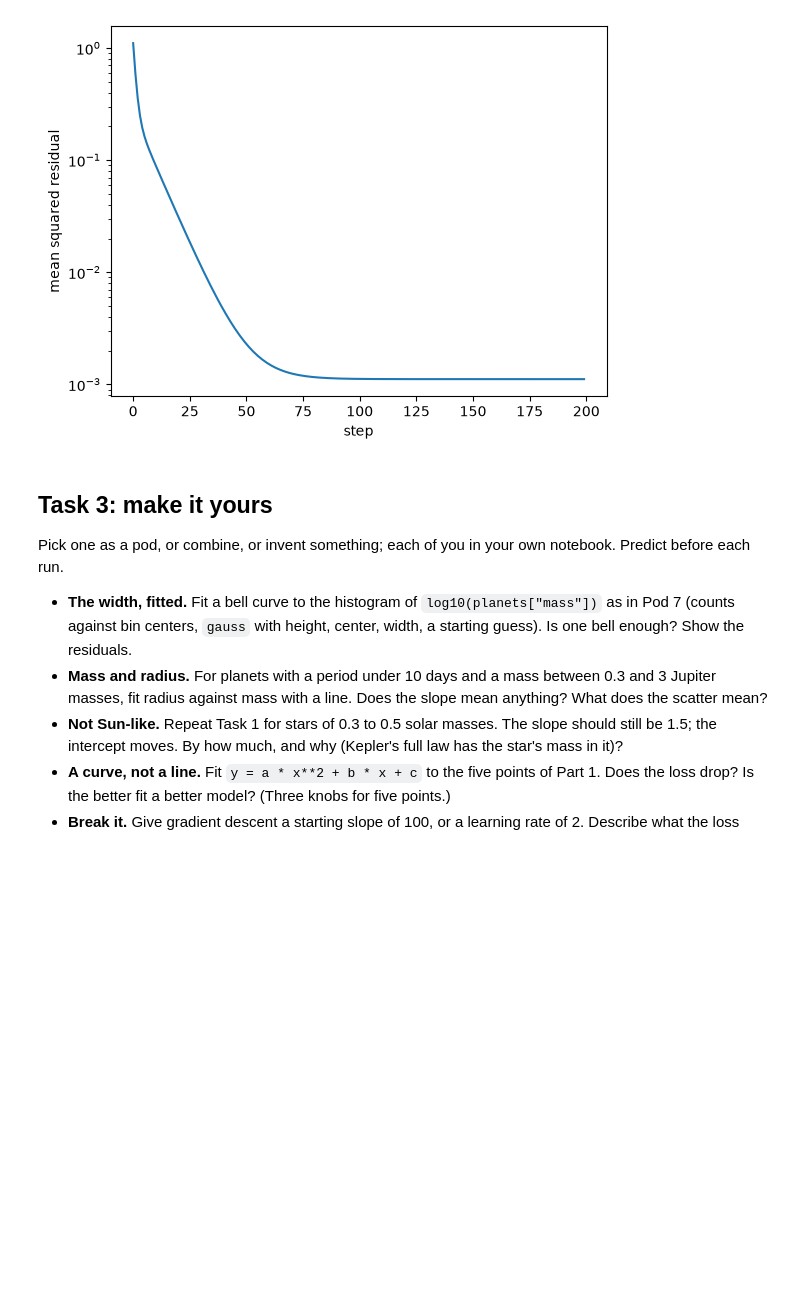
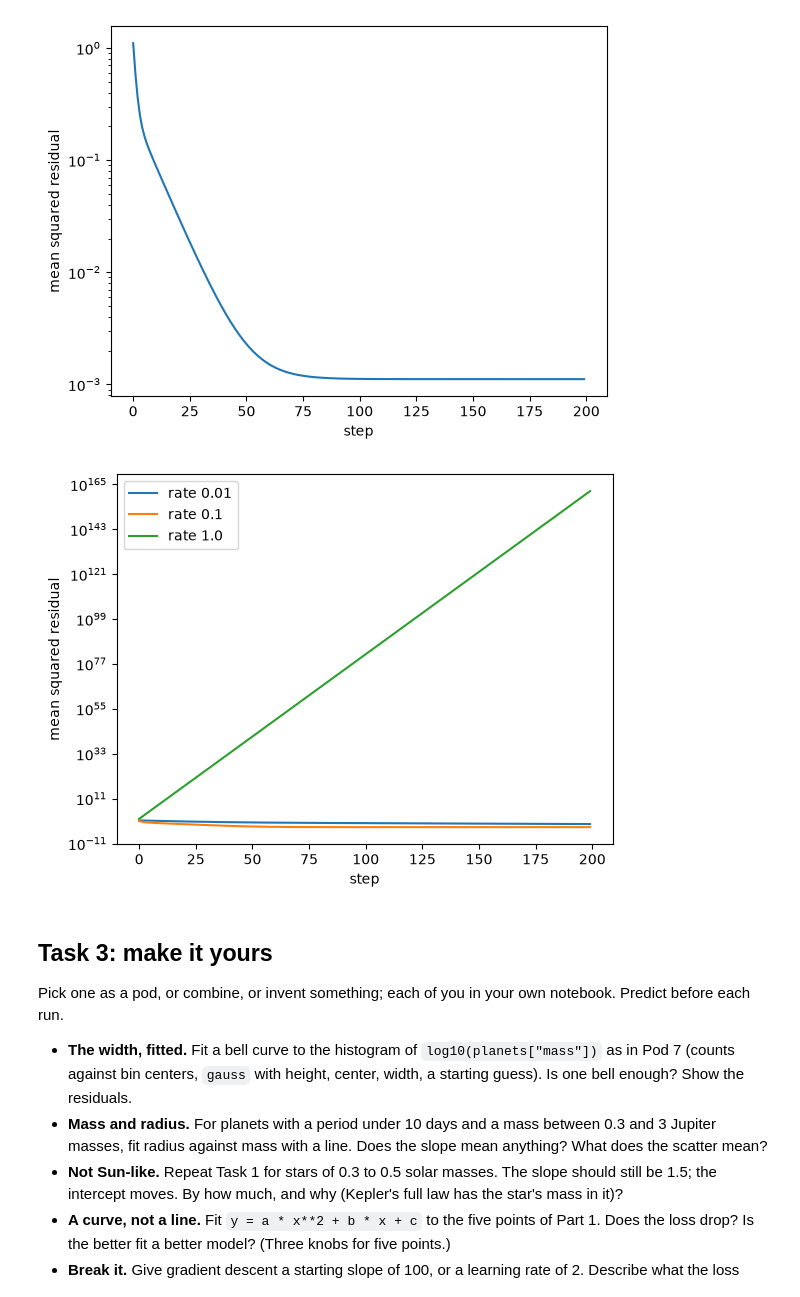
Before and after one commit to careless-error/astr119-fall2026, a Jupyter notebook: module-5/fitting.ipynb, the cells around one changed output. Drawn from its saved outputs; the diff is of its cells as text; code cells hidden in the pictures; blank space fills up the shorter version.

```diff
--- a/module-5/fitting.ipynb
+++ b/module-5/fitting.ipynb
@@ -202,3 +199,27 @@ after 200 steps: 1.4988 -0.0011   (curve_fit gave [ 1.4988e+00 -1.1000e-03] )
+# %%
+# 2.2  The learning rate. Predict what happens with rate = 0.01, then with rate = 1.0. Run each (change the number above, or copy the loop here).
+
+fig, ax = plt.subplots()
+for rate in [0.01, 0.1, 1.0]:
+    slope, intercept = 0.0, 0.0
+    history = []
+    for step in range(200):
+        residuals = y - line(x, slope, intercept)
+        d_slope = -2 * np.mean(residuals * x)
+        d_intercept = -2 * np.mean(residuals)
+        slope = slope - rate * d_slope
+        intercept = intercept - rate * d_intercept
+        residuals = y - line(x, slope, intercept)
+        history.append(np.mean(residuals**2))
+    ax.plot(history, label=f"rate {rate}")
+ax.set_yscale("log")
+ax.set_xlabel("step")
+ax.set_ylabel("mean squared residual")
+ax.legend()
+
+fig.savefig("kepler_loss_rates.png")
+# %% [output]
+[figure, added]
 # %% [markdown]
 ## Task 3: make it yours
 
```
Also changed, not shown: parts of 1 cell of this notebook, 2 other files.
